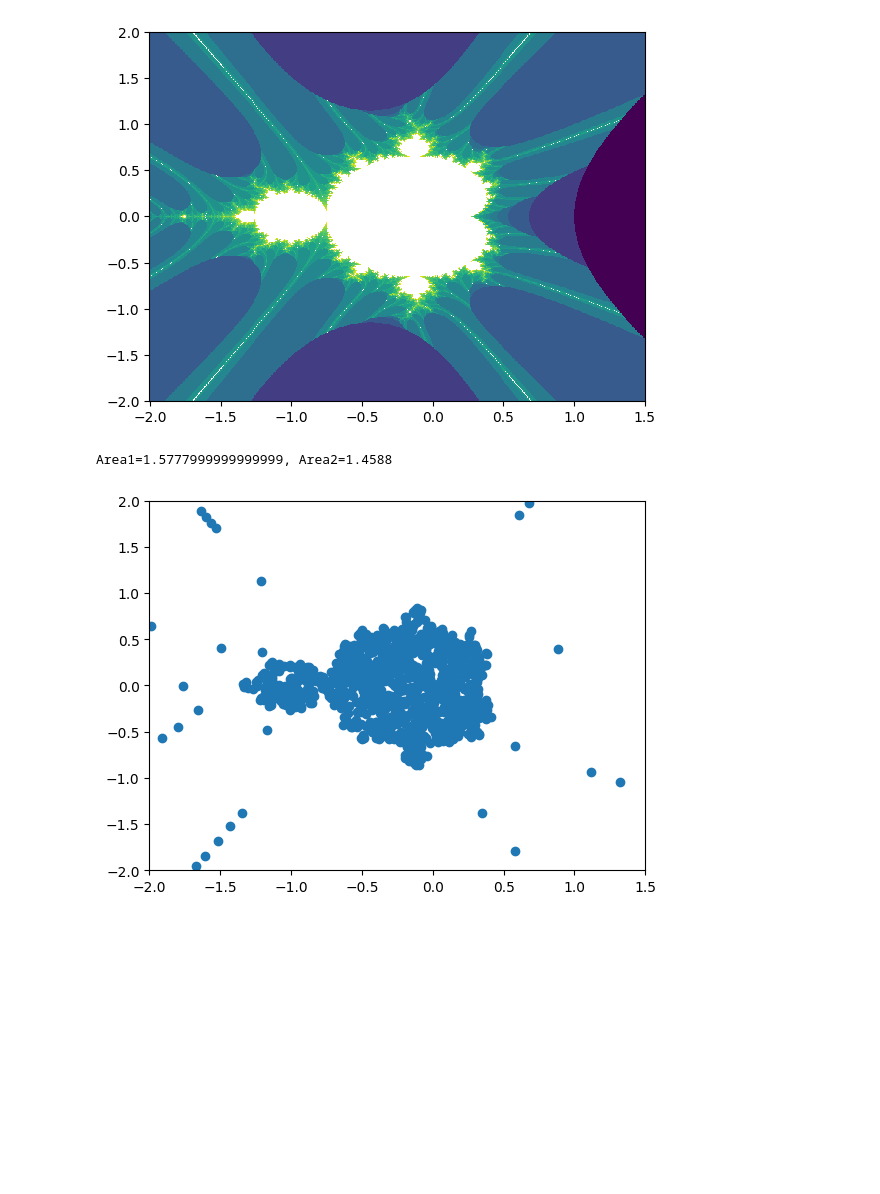
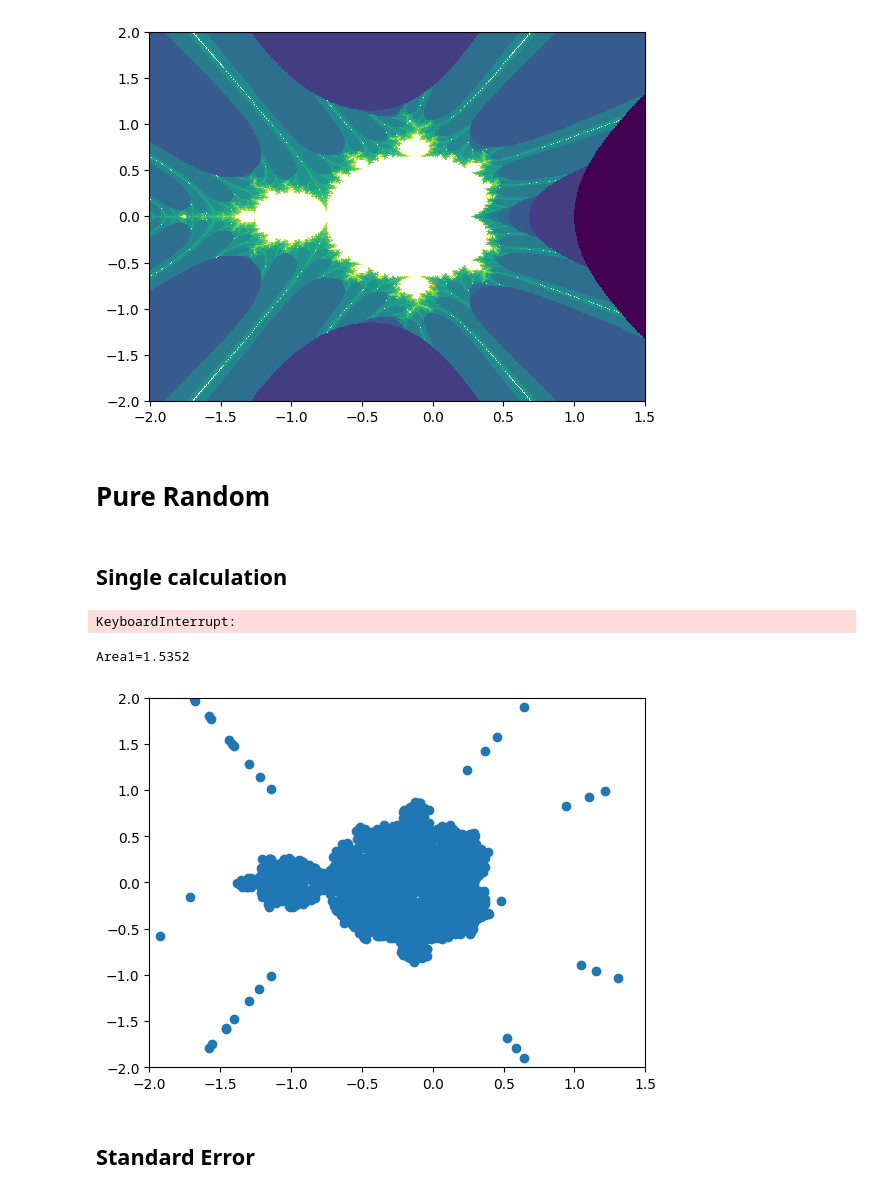
Before and after one commit to Kattelijn/Stochastic-Simulation, a Jupyter notebook: mandelbrot_MC_testPlots.ipynb, the cells around one changed output. Saved outputs shown, nothing was run; the diff lists cells and outputs as text; code cells hidden in the pictures; blank space fills up the shorter version.

```diff
--- a/mandelbrot_MC_testPlots.ipynb
+++ b/mandelbrot_MC_testPlots.ipynb
@@ -19,25 +21,31 @@ ax.pcolormesh(xVals, yVals, out, norm=matplotlib.colors.LogNorm())
 plt.show()
 # %% [output]
 [figure]
+# %% [markdown]
+# Pure Random
+# %% [markdown]
+## Single calculation
+# %%
+solver = PureRandomSampling()
+
+nIter = 20000
+nSamples = 20000
+
+area, points = solver.mandelbrotArea(nIter, nSamples, scatter=True)
+# %% [output]
+KeyboardInterrupt:
 # %%
-solver = PureRandomSampling()
-
-nIter = 1000
-nSamples = 10000
-
-# Compare original implementation to OOP implementation
-area1 = mb.mandelbrotArea(nIter, nSamples)
-area2, points = solver.mandelbrotArea(nIter, nSamples, scatter=True)
-
 fig, ax = plt.subplots()
 
 pointsx, pointsy = zip(*points)
 
 ax.scatter(pointsx, pointsy)
 ax.set_xlim(mb.XMIN, mb.XMAX)
 ax.set_ylim(mb.YMIN, mb.YMAX)
-print(f"Area1={area1}, Area2={area2}")
+print(f"Area1={area}")
 plt.show()
 # %% [output]
-Area1=1.5777999999999999, Area2=1.4588
+Area1=1.5352
-[figure, old version]
+[figure, new version]
+# %% [markdown]
+## Standard Error
```
Also changed, not shown: parts of 15 cells of this notebook.
